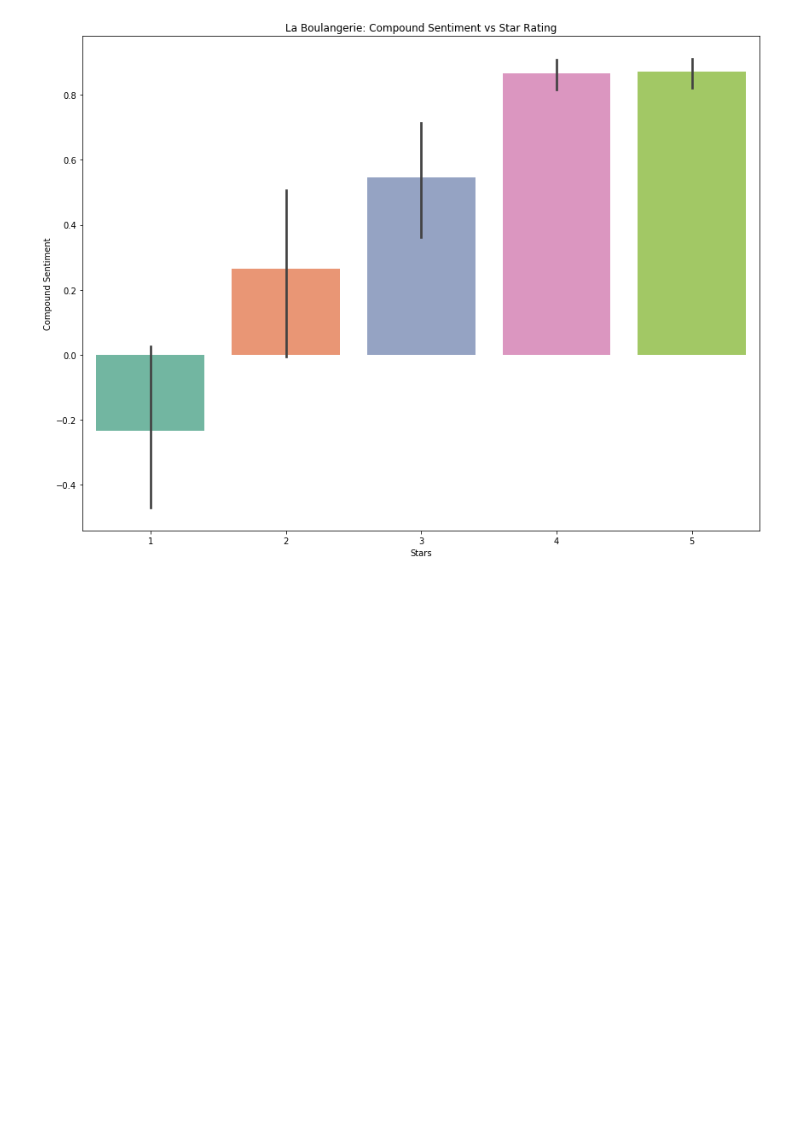
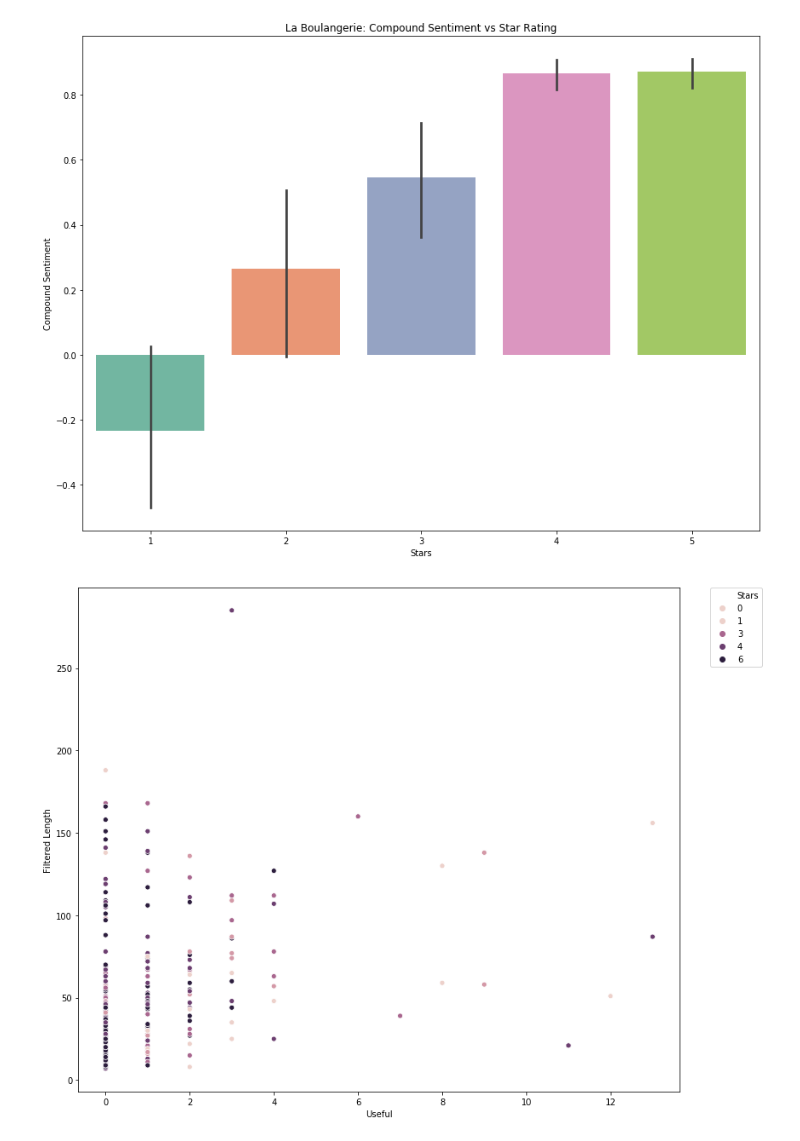
Before and after one commit to PoojaChopra123/pie_thon, a Jupyter notebook: jupyter notebooks/stacy_scratch.ipynb, the cells around one changed output. Saved outputs shown, nothing was run; the diff lists cells and outputs as text; code cells hidden in the pictures; blank space fills up the shorter version.

```diff
--- a/jupyter notebooks/stacy_scratch.ipynb
+++ b/jupyter notebooks/stacy_scratch.ipynb
@@ -1431,3 +1431,13 @@ plt.tight_layout()
 plt.savefig('../images/BarPlot_Star_CompoundSent_comparisons.png')
 # %% [output]
 [figure]
+# %%
+fig, ax = plt.subplots(figsize=(12, 9))
+sns.scatterplot(x='Useful', \
+                y='Filtered Length', data=boul_master_nlp_review_merge, hue='Stars')
+# .set_title('La Boulangerie Star Rating vs Compound Sentiment')
+plt.legend(bbox_to_anchor=(1.05, 1), loc=2, borderaxespad=0.)
+plt.tight_layout()
+# plt.savefig('../images/Scatter_compound_v_stars_boul.png')
+# %% [output]
+[figure, added]
```
Also changed, not shown: parts of 1 cell of this notebook, 1 other file.
